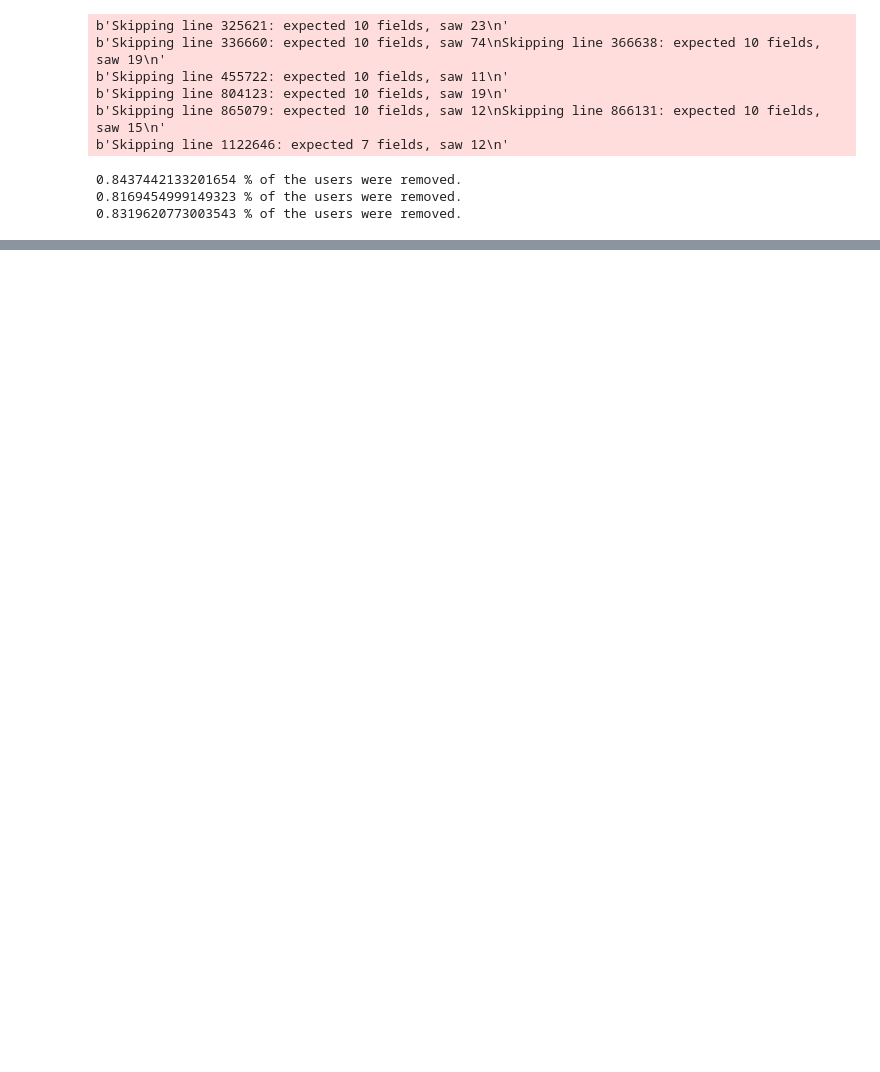
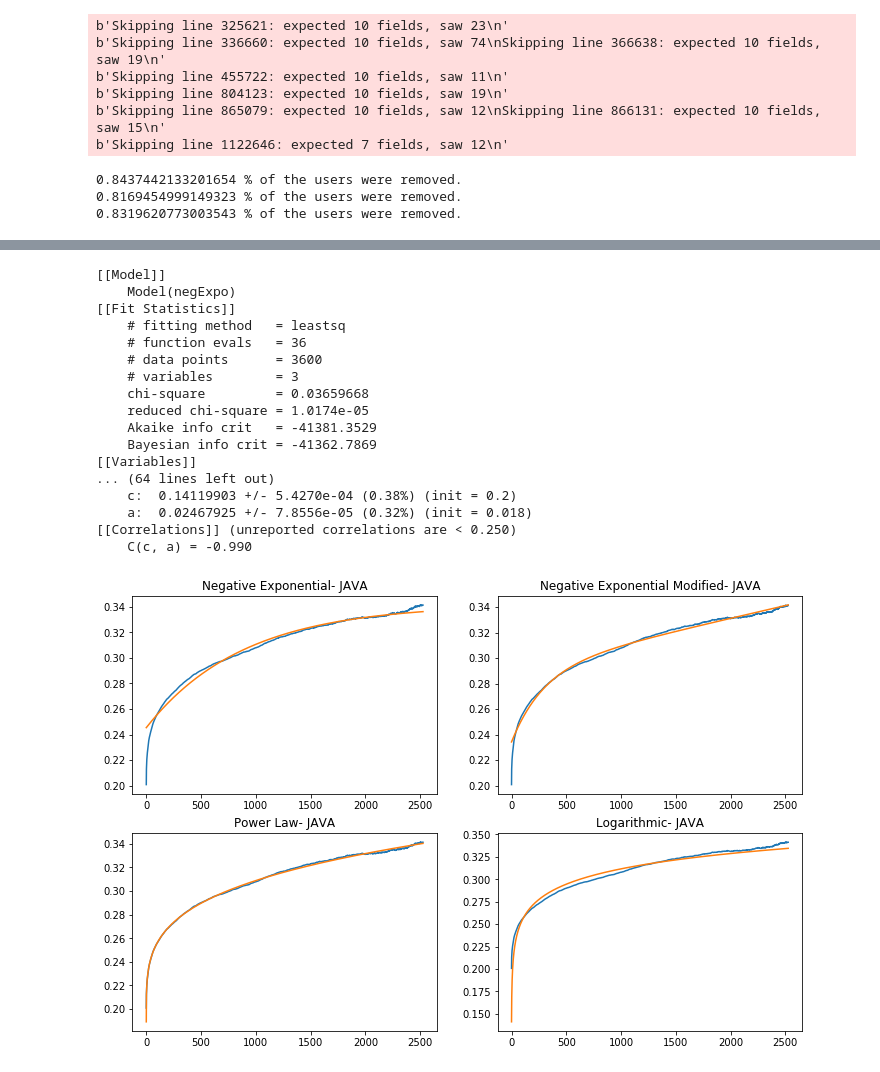
Before and after one commit to live-wire/overflow, a Jupyter notebook: Plots.ipynb, the cells around one changed output, grey strips where cells are left out. Cells and saved outputs as stored; diff of their text form; code cells hidden in the pictures; blank space fills up the shorter version.

```diff
--- a/Plots.ipynb
+++ b/Plots.ipynb
@@ -275,0 +416,21 @@ plotAvgCurve(Px_all,Pprobs,"Python")
+# %%
+plotModelResults(Jx_all[0:3600],Jprobs[0:3600],"JAVA",0.2,0.32,0.05,0.000005,0.000000009,.18,.2,.018,.2)
+# %% [output]
+[[Model]]
+    Model(negExpo)
+[[Fit Statistics]]
+    # fitting method   = leastsq
+    # function evals   = 36
+    # data points      = 3600
+    # variables        = 3
+    chi-square         = 0.03659668
+    reduced chi-square = 1.0174e-05
+    Akaike info crit   = -41381.3529
+    Bayesian info crit = -41362.7869
+[[Variables]]
+... (64 lines left out)
+    c:  0.14119903 +/- 5.4270e-04 (0.38%) (init = 0.2)
+    a:  0.02467925 +/- 7.8556e-05 (0.32%) (init = 0.018)
+[[Correlations]] (unreported correlations are < 0.250)
+    C(c, a) = -0.990
+[figure, added]
```
Also changed, not shown: parts of 15 cells of this notebook.
